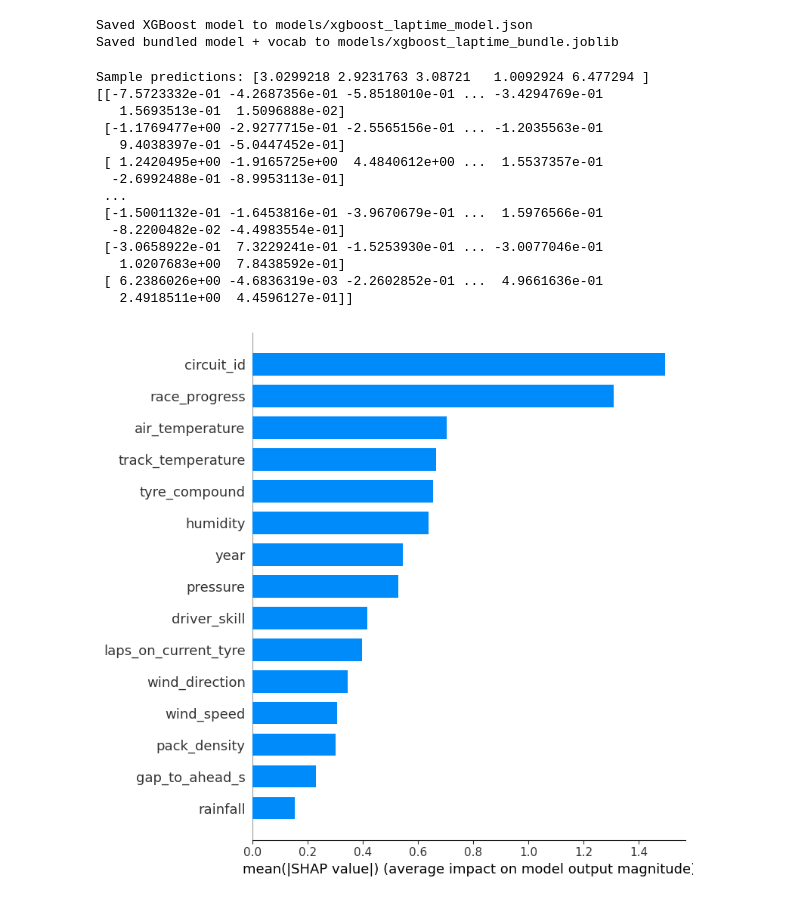
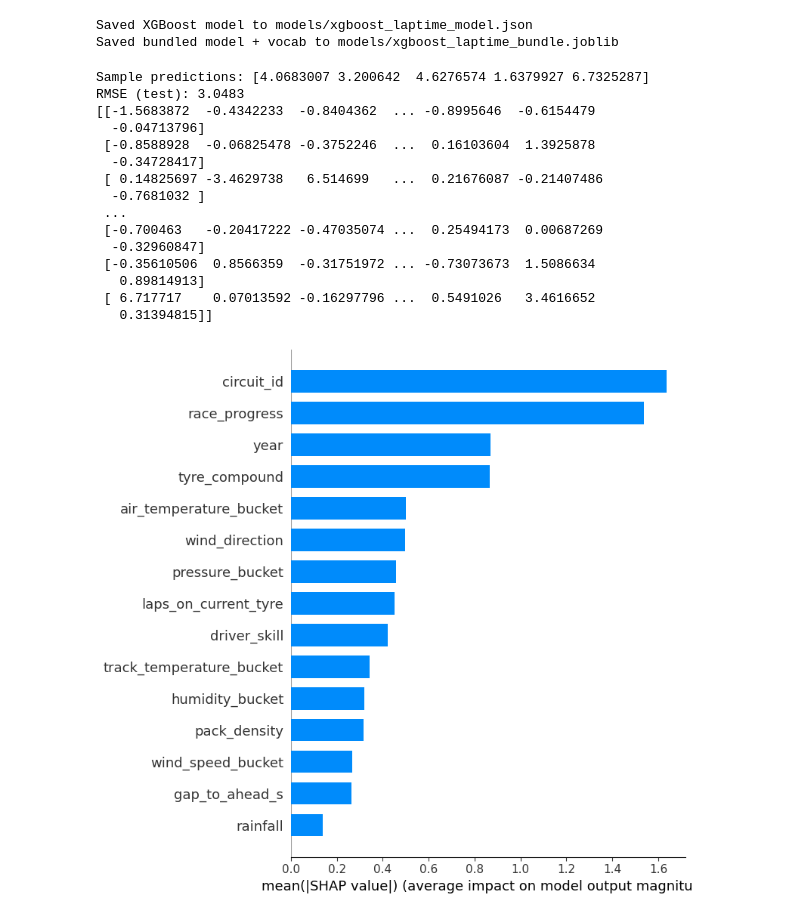
Before and after one commit to ekazukii/f1-simple-tel, a Jupyter notebook: models/xgboost_laptime.ipynb, the cells around one changed output. Cells and saved outputs as stored; diff of their text form; code cells hidden in the pictures.

Commit message:
v1 montecarlo with weather

```diff
--- a/models/xgboost_laptime.ipynb
+++ b/models/xgboost_laptime.ipynb
@@ -180,7 +180,7 @@ for (sess, lap), grp in df.groupby(["session_key", "lap_number"], sort=False):
 df["pack_density"] = pack_density.fillna(0).astype(int)
 
 # ------------------------------------------------------------------
-# Weather features
+# Weather features and buckets
 # ------------------------------------------------------------------
 weather_cols = [
     "track_temperature",
@@ -195,6 +195,31 @@ for col in weather_cols:
     if col in df.columns:
         df[col] = pd.to_numeric(df[col], errors="coerce")
         df[col] = df[col].fillna(df[col].median())
+
+# Bucket continuous weather vars into 10 bins to reduce overfit
+bucket_cols = ["track_temperature", "air_temperature", "humidity", "pressure", "wind_speed"]
+temp_bins = {}
+
+def _make_bins(series, n=5):
+    vals = series.dropna().to_numpy()
+    if len(vals) == 0:
+        return np.array([0.0, 1.0])
+    edges = np.quantile(vals, np.linspace(0, 1, n + 1))
+    edges = np.unique(edges)
+    if len(edges) < 2:
+        v = float(vals[0])
+        edges = np.array([v - 1.0, v + 1.0])
+    return edges
+
+for col in bucket_cols:
+    if col in df.columns:
+        edges = _make_bins(df[col])
+        temp_bins[col] = edges.tolist()
+        df[f"{col}_bucket"] = (
+            pd.cut(df[col], bins=edges, labels=False, include_lowest=True)
+            .fillna(0)
+            .astype(int)
+        )
 
 # ------------------------------------------------------------------
 # Final features
@@ -211,11 +236,11 @@ filtered_df = df[[
     "rainfall",
     "gap_to_ahead_s",
     "pack_density",
-    "track_temperature",
-    "air_temperature",
-    "humidity",
-    "pressure",
-    "wind_speed",
+    "track_temperature_bucket",
+    "air_temperature_bucket",
+    "humidity_bucket",
+    "pressure_bucket",
+    "wind_speed_bucket",
     "wind_direction",
     "year",
     "driver_skill",
@@ -421,42 +447,46 @@ Saved bundled model + vocab to models/xgboost_laptime_bundle.joblib
 # %%
 # 4. Predict on test set
 preds = model.predict(X_test)
 print("Sample predictions:", preds[:5])
+from sklearn.metrics import mean_squared_error
+rmse = float(np.sqrt(mean_squared_error(y_test, preds)))
+print(f'RMSE (test): {rmse:.4f}')
 
 # 5. Compute SHAP values
 explainer = shap.TreeExplainer(model)
 
 test_sample_size = min(1000, X_test.shape[0])
 X_test_sample = X_test[:test_sample_size]
 
 shap_values_test = explainer.shap_values(X_test_sample)
 
 print(shap_values_test)
 
 # 6. SHAP summary plot
 shap.summary_plot(
     shap_values_test,
     X_test_sample,
     plot_type="bar"
 )
 
 shap.summary_plot(
     shap_values_test,
     X_test_sample,
 )
 # %% [output]
-Sample predictions: [3.0299218 2.9231763 3.08721   1.0092924 6.477294 ]
-[[-7.5723332e-01 -4.2687356e-01 -5.8518010e-01 ... -3.4294769e-01
-   1.5693513e-01  1.5096888e-02]
- [-1.1769477e+00 -2.9277715e-01 -2.5565156e-01 ... -1.2035563e-01
-   9.4038397e-01 -5.0447452e-01]
- [ 1.2420495e+00 -1.9165725e+00  4.4840612e+00 ...  1.5537357e-01
-  -2.6992488e-01 -8.9953113e-01]
+Sample predictions: [4.0683007 3.200642  4.6276574 1.6379927 6.7325287]
+RMSE (test): 3.0483
+[[-1.5683872  -0.4342233  -0.8404362  ... -0.8995646  -0.6154479
+  -0.04713796]
+ [-0.8588928  -0.06825478 -0.3752246  ...  0.16103604  1.3925878
+  -0.34728417]
+ [ 0.14825697 -3.4629738   6.514699   ...  0.21676087 -0.21407486
+  -0.7681032 ]
  ...
- [-1.5001132e-01 -1.6453816e-01 -3.9670679e-01 ...  1.5976566e-01
-  -8.2200482e-02 -4.4983554e-01]
- [-3.0658922e-01  7.3229241e-01 -1.5253930e-01 ... -3.0077046e-01
-   1.0207683e+00  7.8438592e-01]
- [ 6.2386026e+00 -4.6836319e-03 -2.2602852e-01 ...  4.9661636e-01
-   2.4918511e+00  4.4596127e-01]]
+ [-0.700463   -0.20417222 -0.47035074 ...  0.25494173  0.00687269
+  -0.32960847]
+ [-0.35610506  0.8566359  -0.31751972 ... -0.73073673  1.5086634
+   0.89814913]
+ [ 6.717717    0.07013592 -0.16297796 ...  0.5491026   3.4616652
+   0.31394815]]
-[figure, old version]
+[figure, new version]
```
Also changed, not shown: parts of 3 cells of this notebook, 3 other files.
